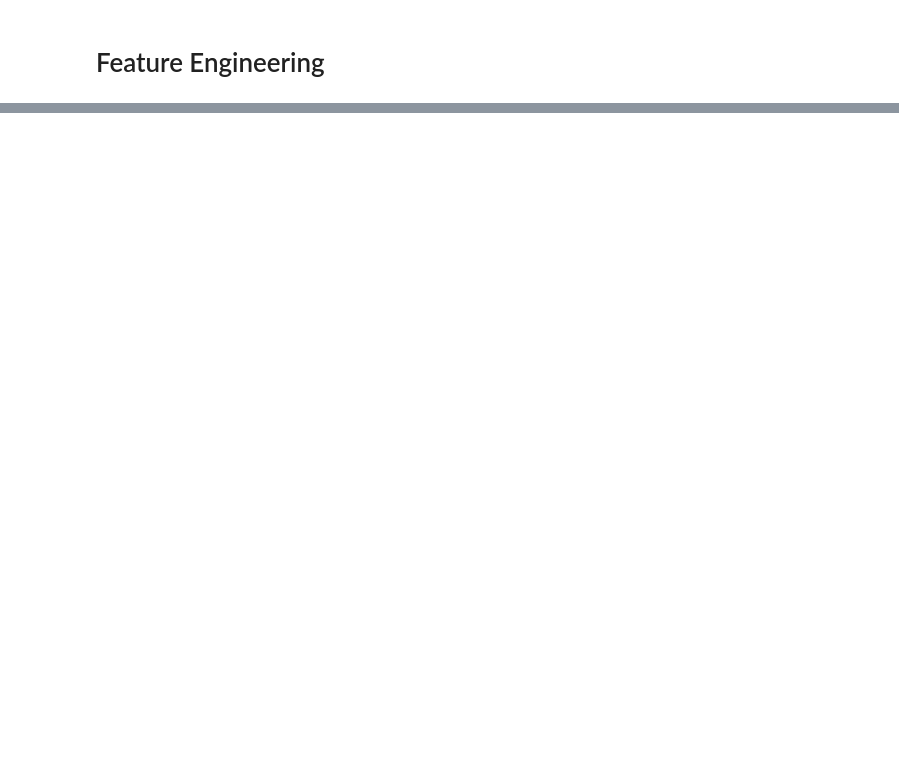
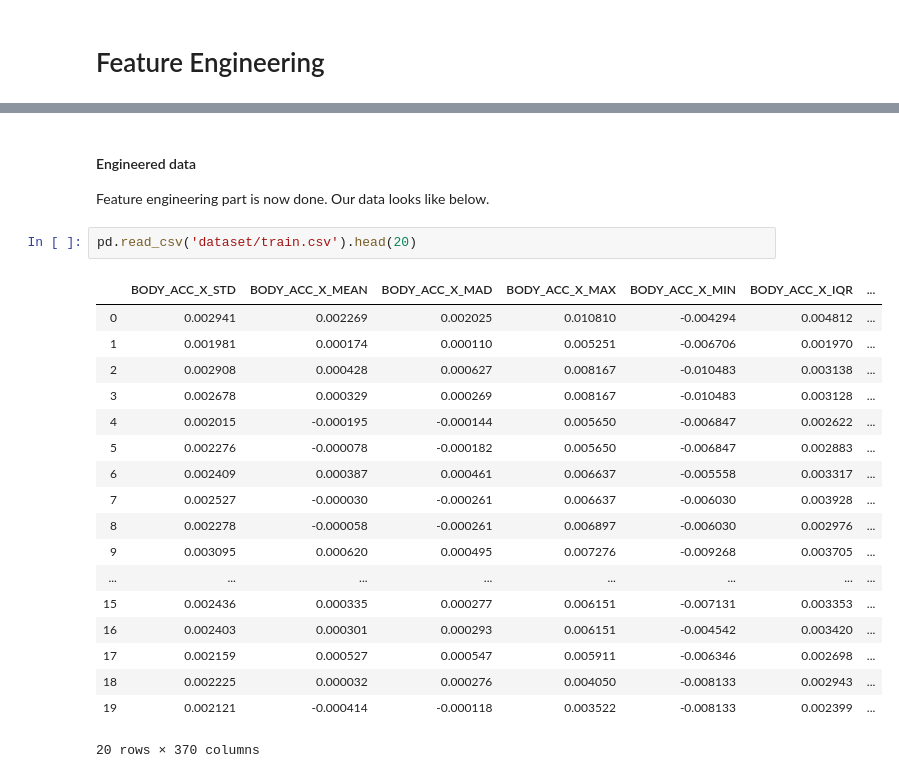
Before and after one commit to anaramirli/human-activity-recognition, a Jupyter notebook: 3. feature engineering.ipynb, the cells around one changed output, grey strips where cells are left out. Saved outputs shown, nothing was run; the diff lists cells and outputs as text; blank space fills up the shorter version.

Commit message:
feature engieering done

```diff
--- a/3. feature engineering.ipynb
+++ b/3. feature engineering.ipynb
@@ -101,0 +229,25 @@ Here comes the fun part, finally! In this part, will carry out feature engineeri
+# %% [markdown]
+#### Engineered data
+
+Feature engineering part is now done. Our data looks like below.
+# %%
+pd.read_csv('dataset/train.csv').head(20)
+# %% [output]
+|  | BODY_ACC_X_STD | BODY_ACC_X_MEAN | BODY_ACC_X_MAD | BODY_ACC_X_MAX | BODY_ACC_X_MIN | BODY_ACC_X_IQR | ... |
+| 0 | 0.002941 | 0.002269 | 0.002025 | 0.010810 | -0.004294 | 0.004812 | ... |
+| 1 | 0.001981 | 0.000174 | 0.000110 | 0.005251 | -0.006706 | 0.001970 | ... |
+| 2 | 0.002908 | 0.000428 | 0.000627 | 0.008167 | -0.010483 | 0.003138 | ... |
+| 3 | 0.002678 | 0.000329 | 0.000269 | 0.008167 | -0.010483 | 0.003128 | ... |
+| 4 | 0.002015 | -0.000195 | -0.000144 | 0.005650 | -0.006847 | 0.002622 | ... |
+| 5 | 0.002276 | -0.000078 | -0.000182 | 0.005650 | -0.006847 | 0.002883 | ... |
+| 6 | 0.002409 | 0.000387 | 0.000461 | 0.006637 | -0.005558 | 0.003317 | ... |
+| 7 | 0.002527 | -0.000030 | -0.000261 | 0.006637 | -0.006030 | 0.003928 | ... |
+| 8 | 0.002278 | -0.000058 | -0.000261 | 0.006897 | -0.006030 | 0.002976 | ... |
+| 9 | 0.003095 | 0.000620 | 0.000495 | 0.007276 | -0.009268 | 0.003705 | ... |
+| ... | ... | ... | ... | ... | ... | ... | ... |
+| 15 | 0.002436 | 0.000335 | 0.000277 | 0.006151 | -0.007131 | 0.003353 | ... |
+| 16 | 0.002403 | 0.000301 | 0.000293 | 0.006151 | -0.004542 | 0.003420 | ... |
+| 17 | 0.002159 | 0.000527 | 0.000547 | 0.005911 | -0.006346 | 0.002698 | ... |
+| 18 | 0.002225 | 0.000032 | 0.000276 | 0.004050 | -0.008133 | 0.002943 | ... |
+| 19 | 0.002121 | -0.000414 | -0.000118 | 0.003522 | -0.008133 | 0.002399 | ... |
+20 rows × 370 columns
```
Also changed, not shown: parts of 18 cells of this notebook, 8 other files.
